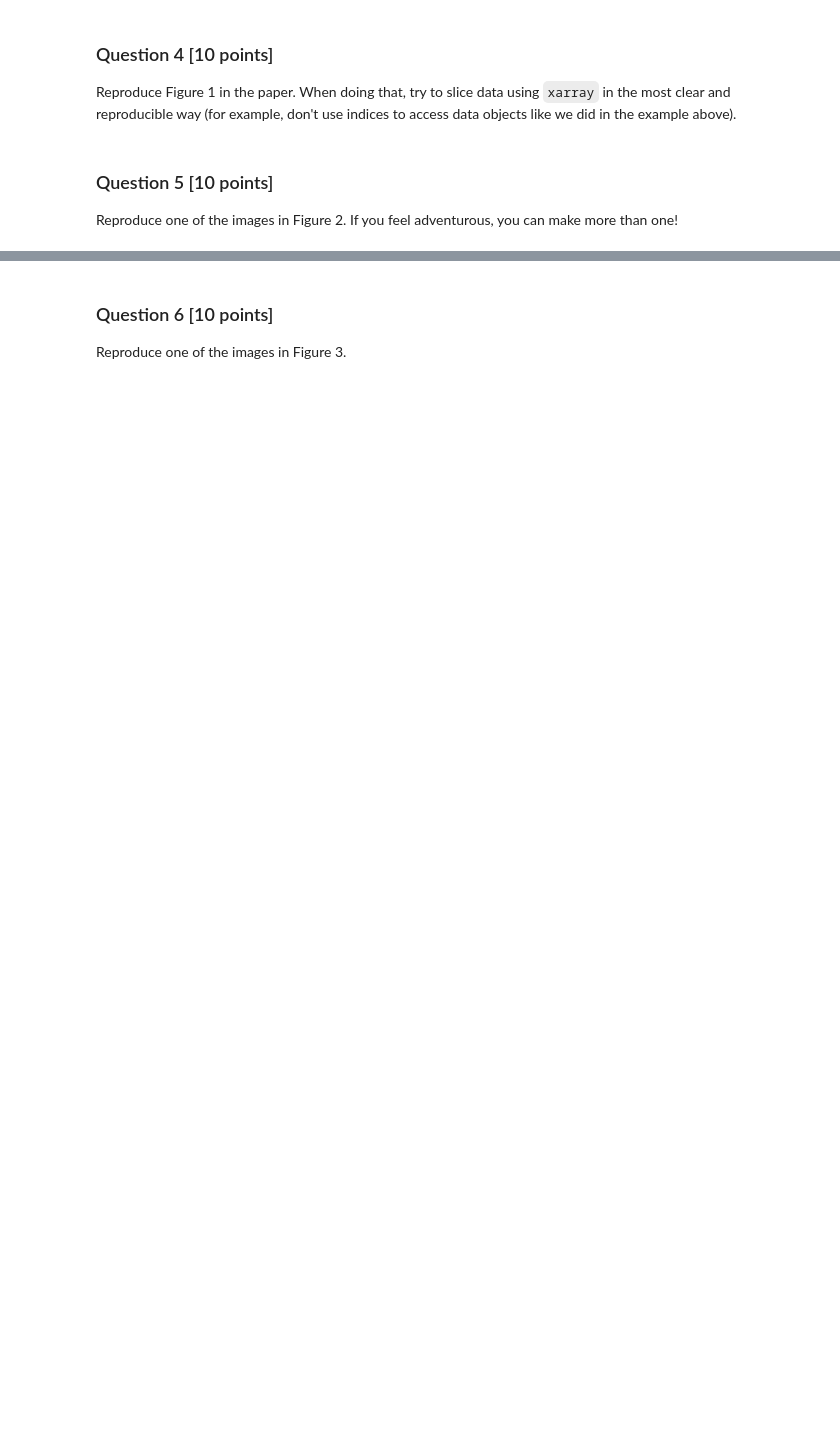
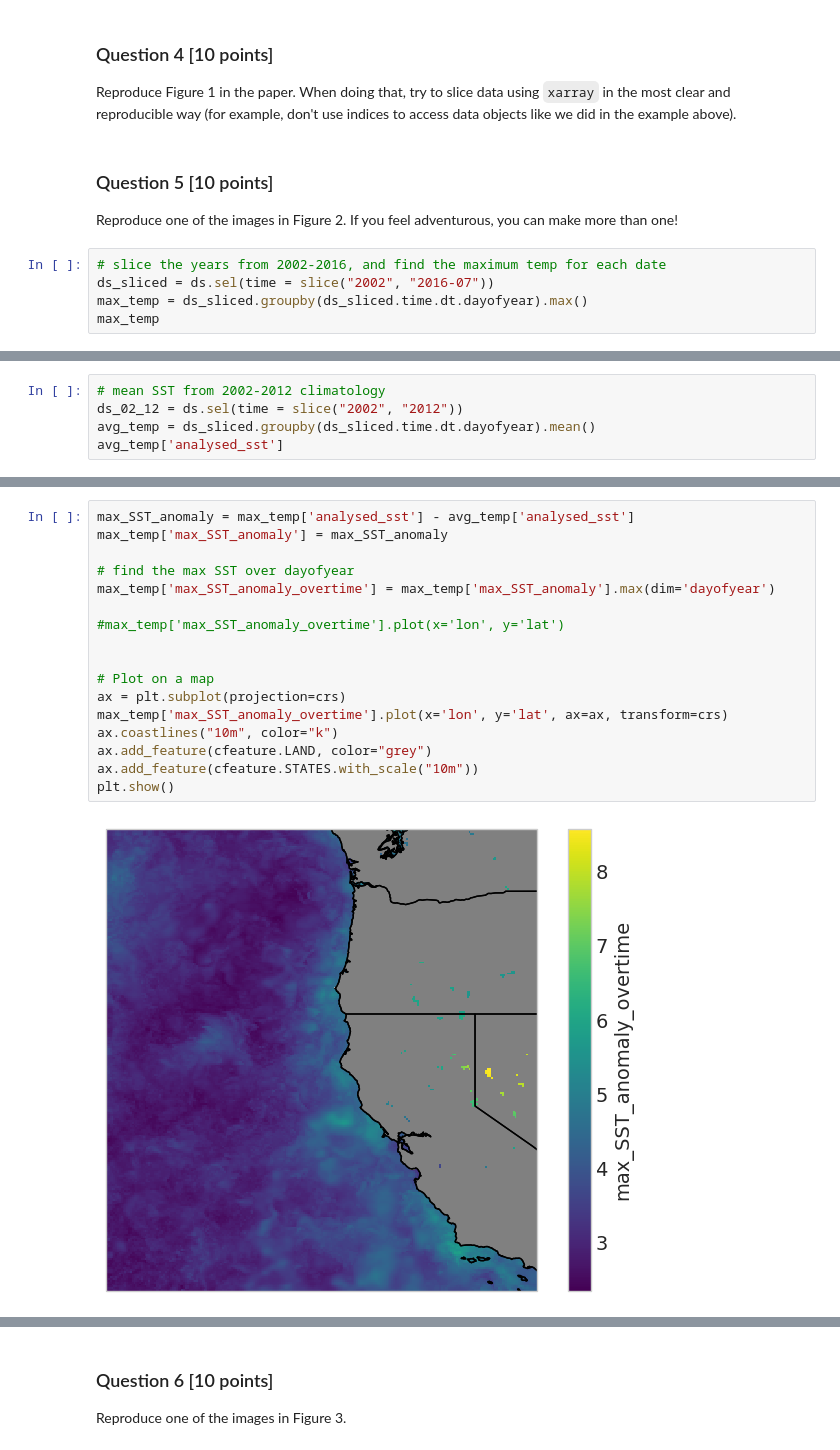
Before and after one commit to UCB-stat-159-s23/hw03-Group12, a Jupyter notebook: hw03-climate.ipynb, the cells around one changed output, grey strips where cells are left out. Drawn from its saved outputs; the diff is of its cells as text; blank space fills up the shorter version.

Commit message:
generated a graph for q5

```diff
--- a/hw03-climate.ipynb
+++ b/hw03-climate.ipynb
@@ -262,3 +262,8 @@ Reproduce Figure 1 in the paper. When doing that, try to slice data using `xarra
 ### Question 5 [10 points]
 
 Reproduce one of the images in Figure 2. If you feel adventurous, you can make more than one!
+# %%
+# slice the years from 2002-2016, and find the maximum temp for each date
+ds_sliced = ds.sel(time = slice("2002", "2016-07"))
+max_temp = ds_sliced.groupby(ds_sliced.time.dt.dayofyear).max()
+max_temp
@@ -264,0 +288,5 @@ Reproduce one of the images in Figure 2. If you feel adventurous, you can make m
+# %%
+# mean SST from 2002-2012 climatology
+ds_02_12 = ds.sel(time = slice("2002", "2012"))
+avg_temp = ds_sliced.groupby(ds_sliced.time.dt.dayofyear).mean()
+avg_temp['analysed_sst']
@@ -264,0 +311,19 @@ Reproduce one of the images in Figure 2. If you feel adventurous, you can make m
+# %%
+max_SST_anomaly = max_temp['analysed_sst'] - avg_temp['analysed_sst']
+max_temp['max_SST_anomaly'] = max_SST_anomaly
+
+# find the max SST over dayofyear
+max_temp['max_SST_anomaly_overtime'] = max_temp['max_SST_anomaly'].max(dim='dayofyear')
+
+#max_temp['max_SST_anomaly_overtime'].plot(x='lon', y='lat')
+
+
+# Plot on a map
+ax = plt.subplot(projection=crs)
+max_temp['max_SST_anomaly_overtime'].plot(x='lon', y='lat', ax=ax, transform=crs)
+ax.coastlines("10m", color="k")
+ax.add_feature(cfeature.LAND, color="grey")
+ax.add_feature(cfeature.STATES.with_scale("10m"))
+plt.show()
+# %% [output]
+[figure, added]
```
Also changed, not shown: parts of 3 cells of this notebook.
